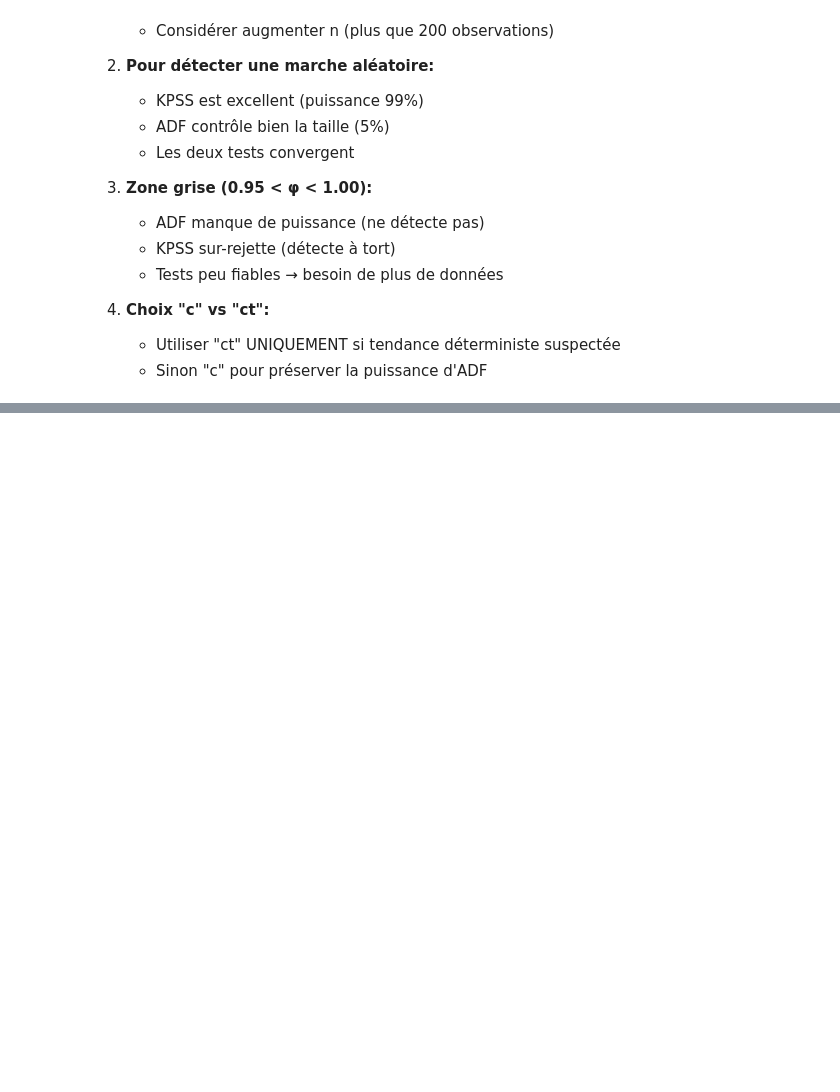
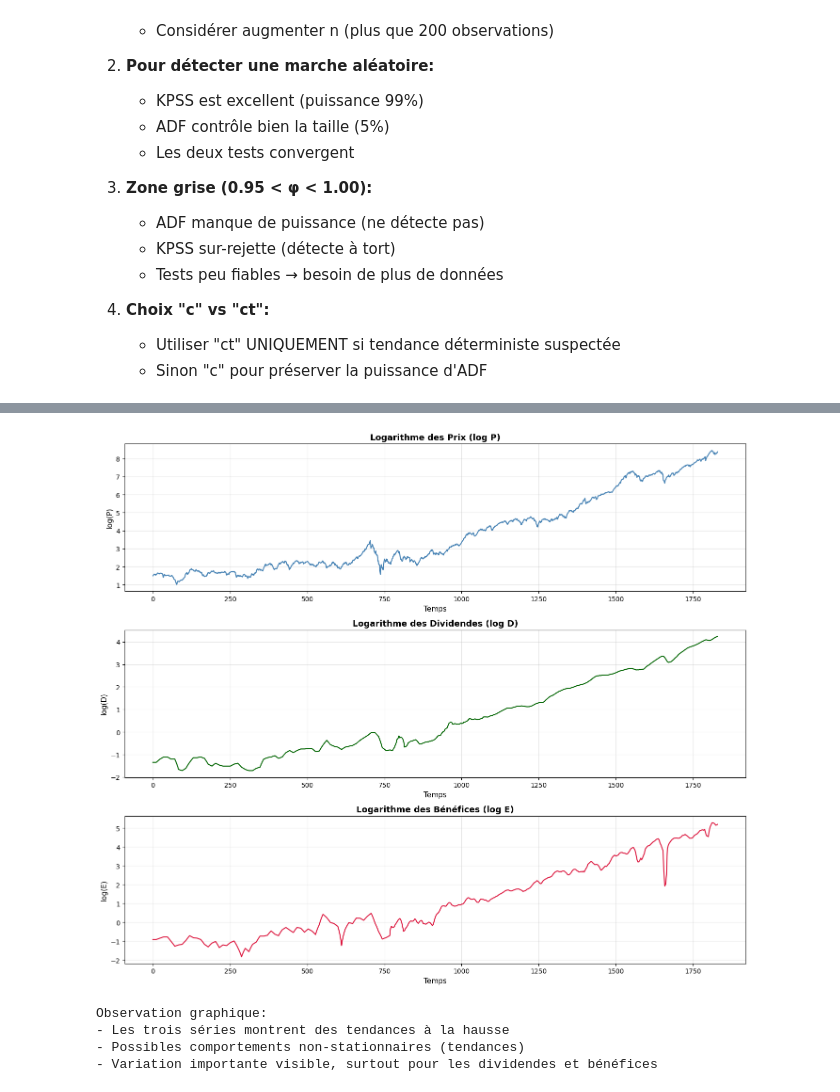
Before and after one commit to Lilas-Bertot/EXAMEN-FINAL, a Jupyter notebook: Q2.ipynb, the cells around one changed output, grey strips where cells are left out. Drawn from its saved outputs; the diff is of its cells as text; code cells hidden in the pictures; blank space fills up the shorter version.

```diff
--- a/Q2.ipynb
+++ b/Q2.ipynb
@@ -916,0 +919,8 @@ Modèle 5: AR(2)         12.22% (Puissance)   8.96% (Puissance)     93.74% (Tail
+# %%
+# Chargement des données depuis la feuille "Data"
+stock_market = pd.read_excel('ie_data.xls', sheet_name='Data', skiprows=7, usecols=[0, 1, 2, 3])
+
+print(f"Dimensions: {stock_market.shape}")
+print(f"\nColonnes: {stock_market.columns.tolist()}")
+
+stock_market
@@ -916,0 +1007,38 @@ Modèle 5: AR(2)         12.22% (Puissance)   8.96% (Puissance)     93.74% (Tail
+# %%
+# Visualisation des séries en logarithmes
+fig, axes = plt.subplots(3, 1, figsize=(14, 12))
+
+# log(P) - Prix
+axes[0].plot(log_P, linewidth=1.5, color='steelblue')
+axes[0].set_title('Logarithme des Prix (log P)', fontsize=13, fontweight='bold')
+axes[0].set_xlabel('Temps', fontsize=11)
+axes[0].set_ylabel('log(P)', fontsize=11)
+axes[0].grid(True, alpha=0.3)
+
+# log(D) - Dividendes
+axes[1].plot(log_D, linewidth=1.5, color='darkgreen')
+axes[1].set_title('Logarithme des Dividendes (log D)', fontsize=13, fontweight='bold')
+axes[1].set_xlabel('Temps', fontsize=11)
+axes[1].set_ylabel('log(D)', fontsize=11)
+axes[1].grid(True, alpha=0.3)
+
+# log(E) - Bénéfices
+axes[2].plot(log_E, linewidth=1.5, color='crimson')
+axes[2].set_title('Logarithme des Bénéfices (log E)', fontsize=13, fontweight='bold')
+axes[2].set_xlabel('Temps', fontsize=11)
+axes[2].set_ylabel('log(E)', fontsize=11)
+axes[2].grid(True, alpha=0.3)
+
+plt.tight_layout()
+plt.show()
+
+print("\nObservation graphique:")
+print("- Les trois séries montrent des tendances à la hausse")
+print("- Possibles comportements non-stationnaires (tendances)")
+print("- Variation importante visible, surtout pour les dividendes et bénéfices")
+# %% [output]
+[figure, added]
+Observation graphique:
+- Les trois séries montrent des tendances à la hausse
+- Possibles comportements non-stationnaires (tendances)
+- Variation importante visible, surtout pour les dividendes et bénéfices
```
Also changed, not shown: parts of 4 cells of this notebook, 3 other files.
